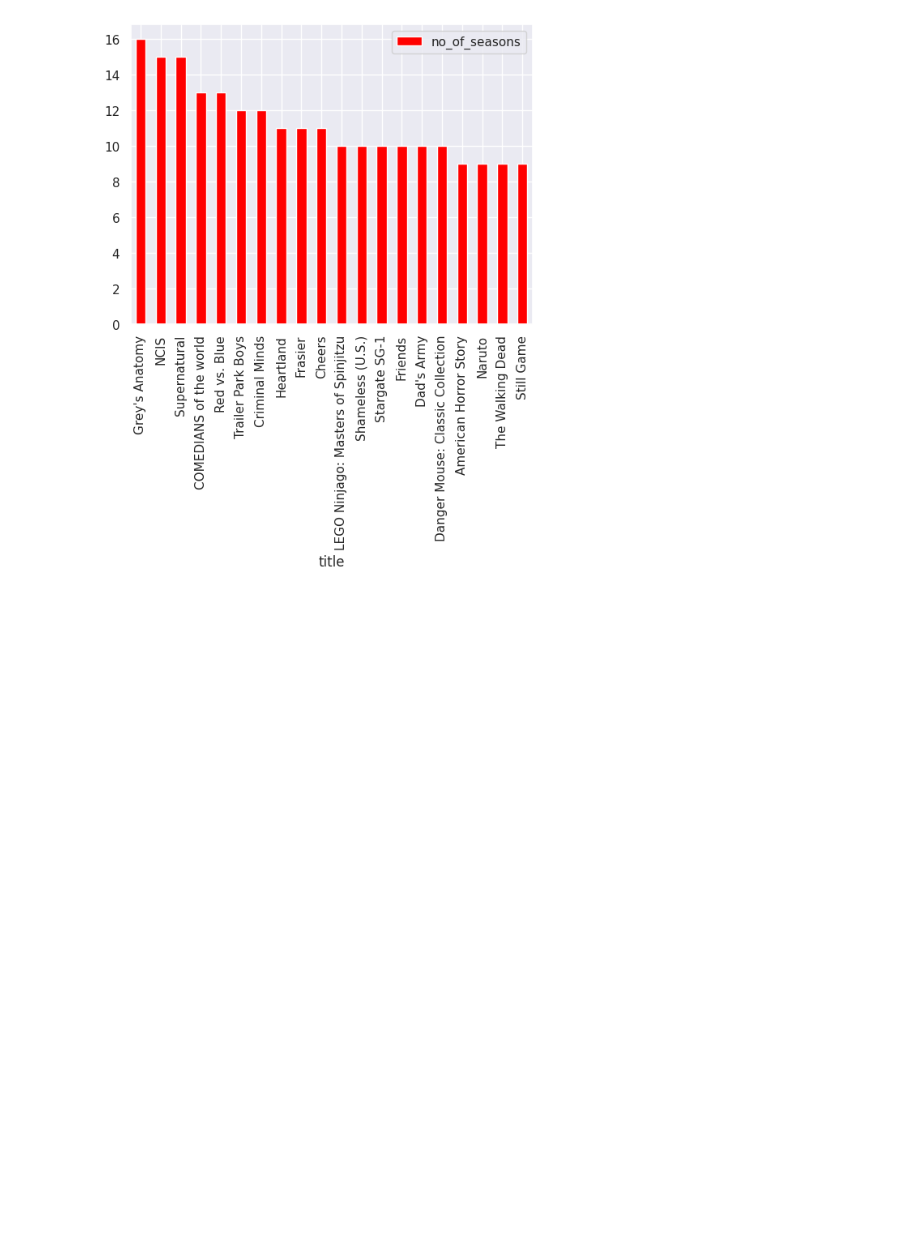
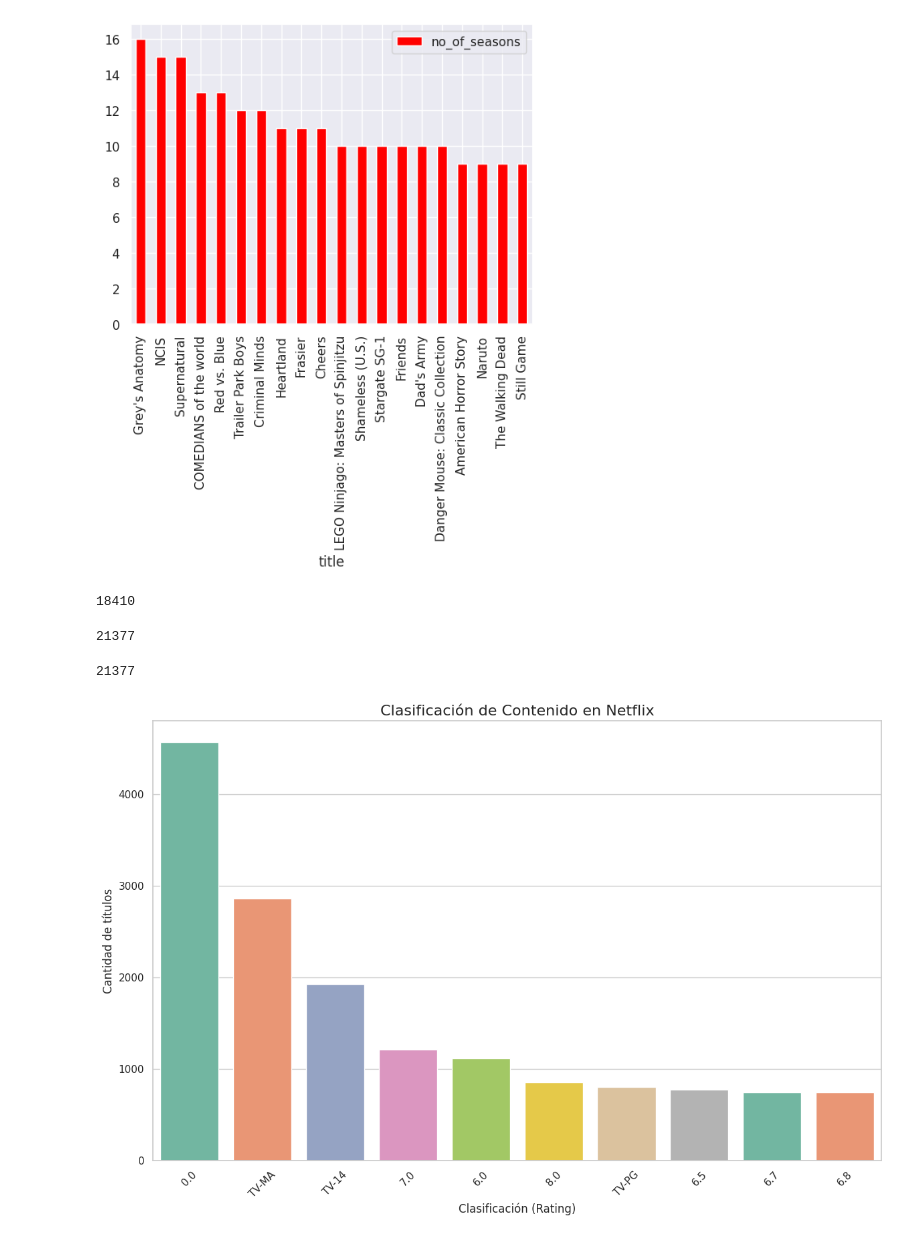
Before and after one commit to KalidRs/practica-9-netflix-analisis, a Jupyter notebook: practicaa9.ipynb, the cells around one changed output. Cells and saved outputs as stored; diff of their text form; code cells hidden in the pictures; blank space fills up the shorter version.

Commit message:
upd: nuevos cambios analizando los datasets

```diff
--- a/practicaa9.ipynb
+++ b/practicaa9.ipynb
@@ -342,3 +342,39 @@ top20.plot(kind='bar',x='title',y='no_of_seasons', color='red')
 # %% [output]
 <Axes: xlabel='title'>
 [figure]
+# %%
+netflix_dataset[netflix_dataset['type'] == 'TV Show'].shape[0]
+# %% [output]
+18410
+# %%
+netflix_dataset[netflix_dataset['type'] == 'Movie'].shape[0]
+# %% [output]
+21377
+# %%
+netflix_dataset[netflix_dataset['type'] == 'Movie'].shape[0]
+# %% [output]
+21377
+# %%
+import matplotlib.pyplot as plt
+import seaborn as sns
+
+# Ajustar estilo gráfico
+plt.figure(figsize=(12, 8))
+sns.set(style="whitegrid")
+
+ax = sns.countplot(
+    x='rating',
+    data=netflix_dataset,
+    order=netflix_dataset['rating'].value_counts().index[:10],
+    palette="Set2"
+)
+
+# Etiquetas y título
+plt.title("Clasificación de Contenido en Netflix", fontsize=16)
+plt.xlabel("Clasificación (Rating)")
+plt.ylabel("Cantidad de títulos")
+plt.xticks(rotation=45)
+plt.tight_layout()
+plt.show()
+# %% [output]
+[figure, added]
```
Also changed, not shown: parts of 1 cell of this notebook.
